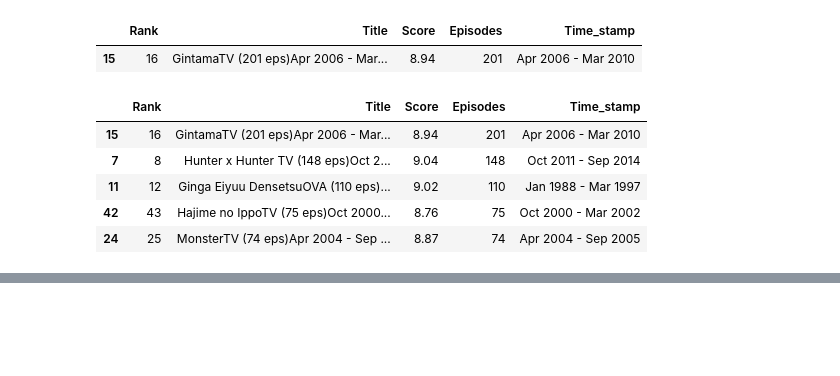
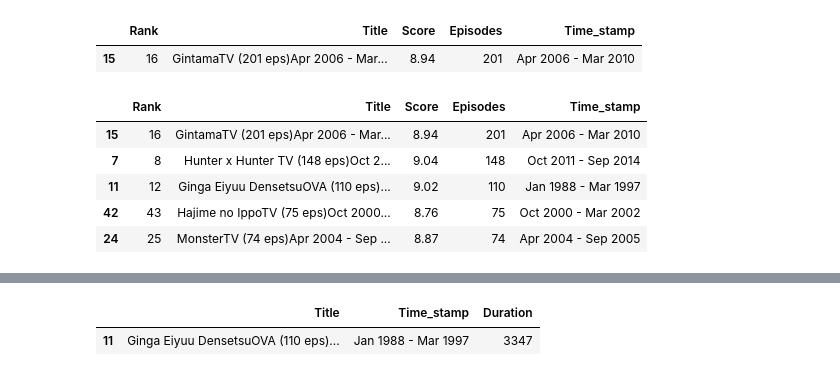
Before and after one commit to shakti-mankar/Python-Libraries_SELF, a Jupyter notebook: Pandas/anime_answers.ipynb, the cells around one changed output, grey strips where cells are left out. Drawn from its saved outputs; the diff is of its cells as text; code cells hidden in the pictures; blank space fills up the shorter version.

```diff
--- a/Pandas/anime_answers.ipynb
+++ b/Pandas/anime_answers.ipynb
@@ -199,4 +199,7 @@ anime.sort_values("Episodes" , ascending=False).head(5)
 # %%
 #which is the longest running anime
 
-anime
+anime["Duration"] = (
+    pd.to_datetime(anime["Time_stamp"].str.split(" - ").str[1], format="%b %Y") -
+    pd.to_datetime(anime["Time_stamp"].str.split(" - ").str[0], format="%b %Y")
+).dt.days
@@ -220,0 +206,5 @@ anime
+# %%
+anime[anime["Duration"] == anime["Duration"].max()][["Title", "Time_stamp", "Duration"]]
+# %% [output]
+|  | Title | Time_stamp | Duration |
+| 11 | Ginga Eiyuu DensetsuOVA (110 eps)... | Jan 1988 - Mar 1997 | 3347 |
```
Also changed, not shown: parts of 1 cell of this notebook, 2 other files.
